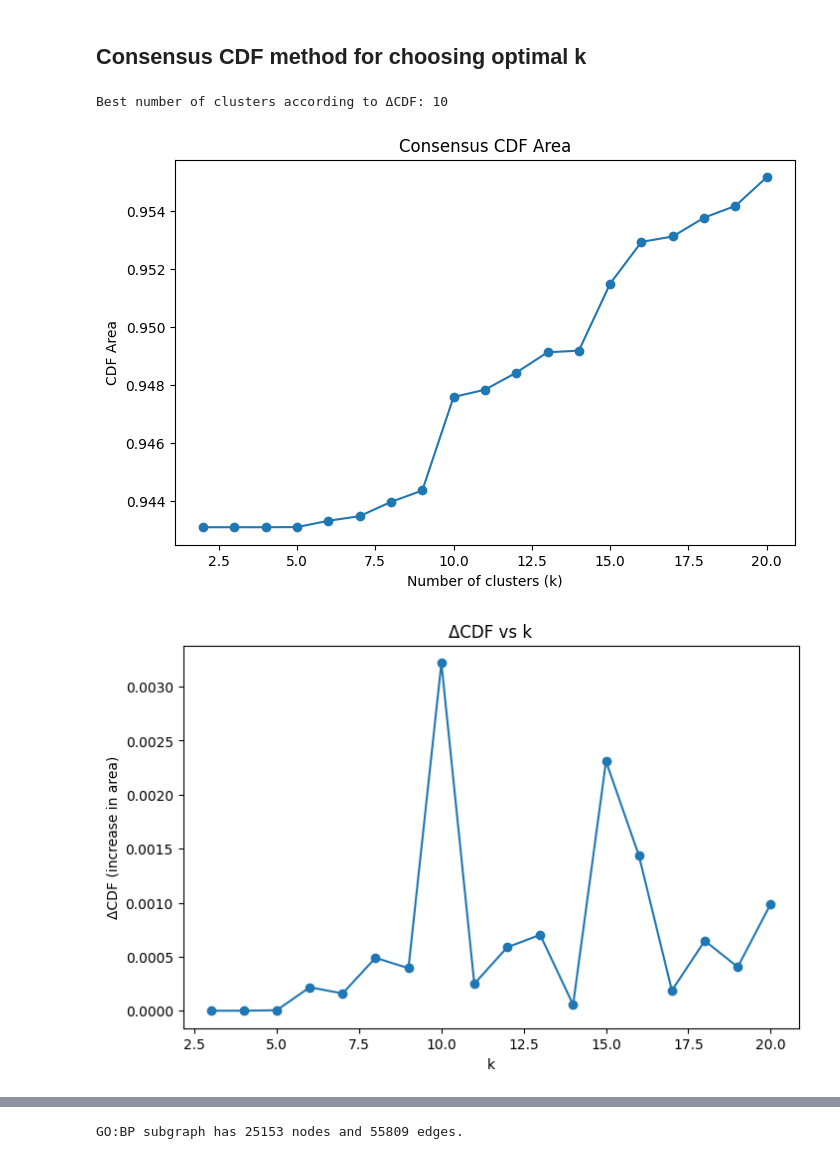
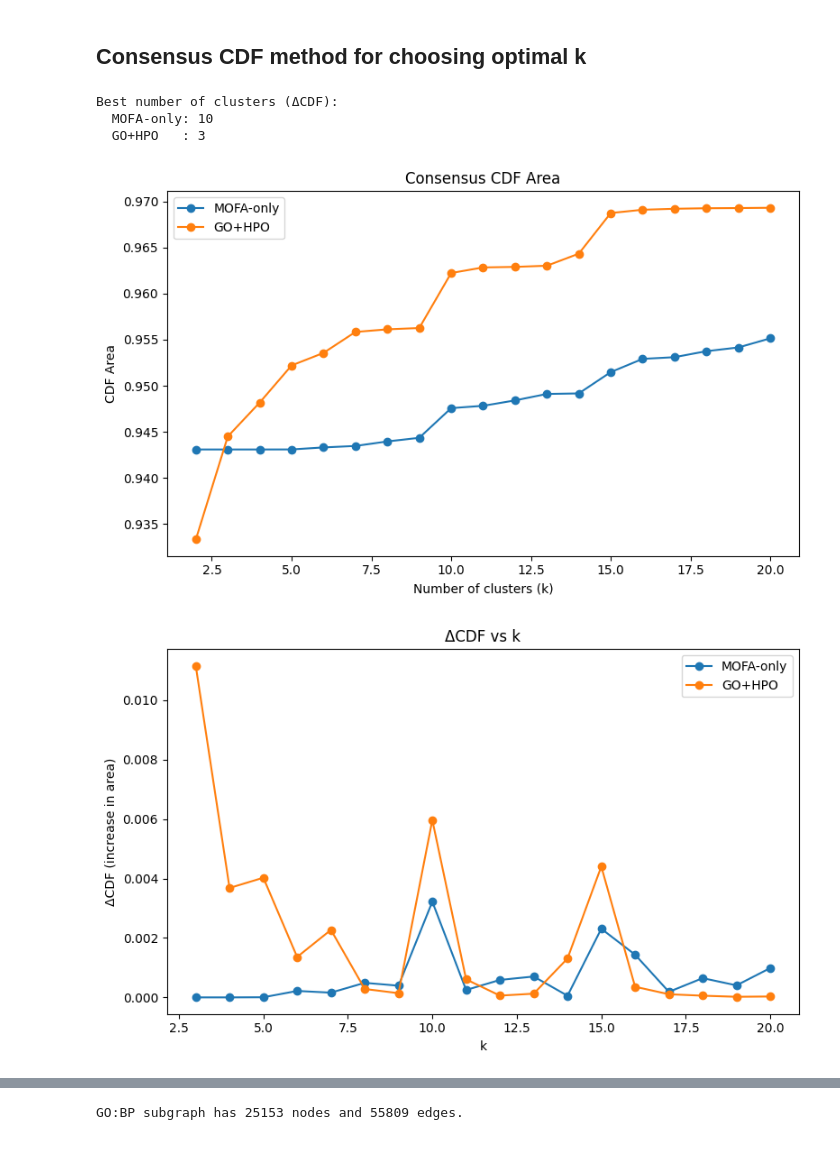
Before and after one commit to Filippo-Corti/ScientificVisualization, a Jupyter notebook: 02-data-integration/consensus_clustering.ipynb, the cells around one changed output, grey strips where cells are left out. Cells and saved outputs as stored; diff of their text form; code cells hidden in the pictures.

Commit message:
consensus clustering: mofa only and go+hpo

```diff
--- a/02-data-integration/consensus_clustering.ipynb
+++ b/02-data-integration/consensus_clustering.ipynb
@@ -155,44 +155,69 @@ def find_optimal_k(cdf_results):
     Choose optimal k using ΔCDF method.
     """
     ks = sorted(cdf_results.keys())
     aucs = [cdf_results[k]['auc'] for k in ks]
 
     deltas = np.diff(aucs)
     best_idx = np.argmax(deltas)  # biggest jump
     best_k = ks[best_idx + 1]     # delta is between k and k+1
 
     return best_k, ks, aucs, deltas
 
+# Define views
 mofa_view = ['MOFA']
+gohpo_views = ['GO_BP', 'GO_MF', 'GO_CC', 'HPO']
 
-coassign = build_coassignment_matrix(clusterings,
-                                     views_to_include=mofa_view,
-                                     ks_to_include=range(20,51))  # pick stable ks
+# Build co-assignment matrices for both configurations
+coassign_mofa = build_coassignment_matrix(
+    clusterings,
+    views_to_include=mofa_view,
+    ks_to_include=range(20, 51)  # pick stable ks
+)
 
+coassign_gohpo = build_coassignment_matrix(
+    clusterings,
+    views_to_include=gohpo_views,
+    ks_to_include=range(20, 51)
+)
+
+# Evaluate CDFs and choose best k for each
 k_range = range(2, 21)
 
-cdf_results = compute_cdf_scores(coassign, k_range)
-best_k, ks, aucs, deltas = find_optimal_k(cdf_results)
+cdf_results_mofa = compute_cdf_scores(coassign_mofa, k_range)
+best_k_mofa, ks_mofa, aucs_mofa, deltas_mofa = find_optimal_k(cdf_results_mofa)
 
-print("Best number of clusters according to ΔCDF:", best_k)
+cdf_results_gohpo = compute_cdf_scores(coassign_gohpo, k_range)
+best_k_gohpo, ks_gohpo, aucs_gohpo, deltas_gohpo = find_optimal_k(cdf_results_gohpo)
 
-# Plot AUC
+print("Best number of clusters (ΔCDF):")
+print(f"  MOFA-only: {best_k_mofa}")
+print(f"  GO+HPO   : {best_k_gohpo}")
+
+# Plot AUC curves together
 plt.figure(figsize=(8,5))
-plt.plot(ks, aucs, "-o")
+plt.plot(ks_mofa, aucs_mofa, "-o", label="MOFA-only")
+plt.plot(ks_gohpo, aucs_gohpo, "-o", label="GO+HPO")
 plt.xlabel("Number of clusters (k)")
 plt.ylabel("CDF Area")
 plt.title("Consensus CDF Area")
+plt.legend()
+plt.tight_layout()
 plt.show()
 
-# Plot ΔCDF
+# Plot ΔCDF together
 plt.figure(figsize=(8,5))
-plt.plot(ks[1:], deltas, "-o")
+plt.plot(ks_mofa[1:], deltas_mofa, "-o", label="MOFA-only")
+plt.plot(ks_gohpo[1:], deltas_gohpo, "-o", label="GO+HPO")
 plt.xlabel("k")
 plt.ylabel("ΔCDF (increase in area)")
 plt.title("ΔCDF vs k")
+plt.legend()
+plt.tight_layout()
 plt.show()
 # %% [output]
-Best number of clusters according to ΔCDF: 10
+Best number of clusters (ΔCDF):
+  MOFA-only: 10
+  GO+HPO   : 3
-[figure, old version]
+[figure, new version]
-[figure, old version]
+[figure, new version]
 # %%
```
Also changed, not shown: parts of 8 cells of this notebook.
